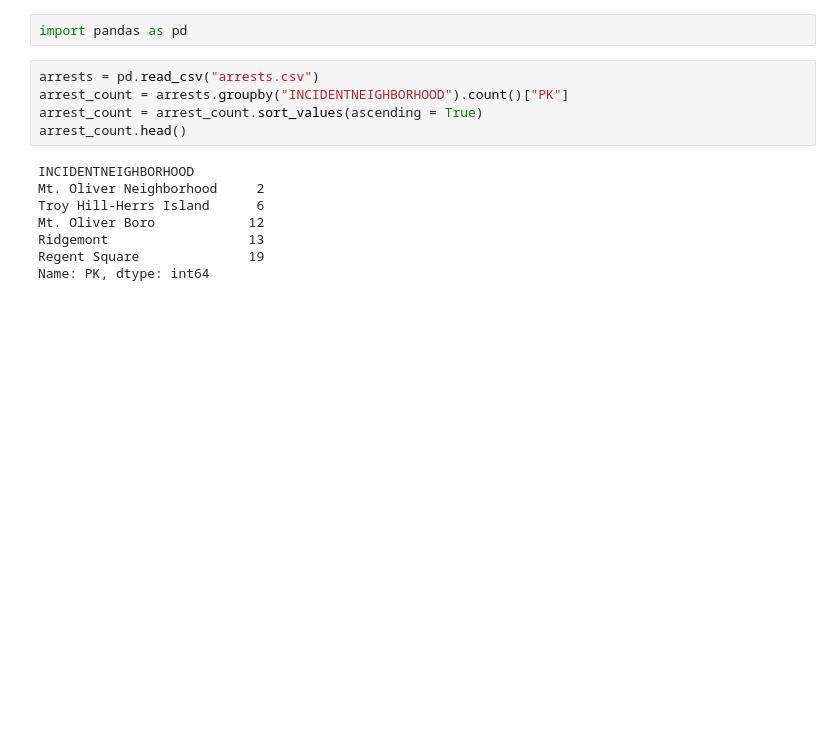
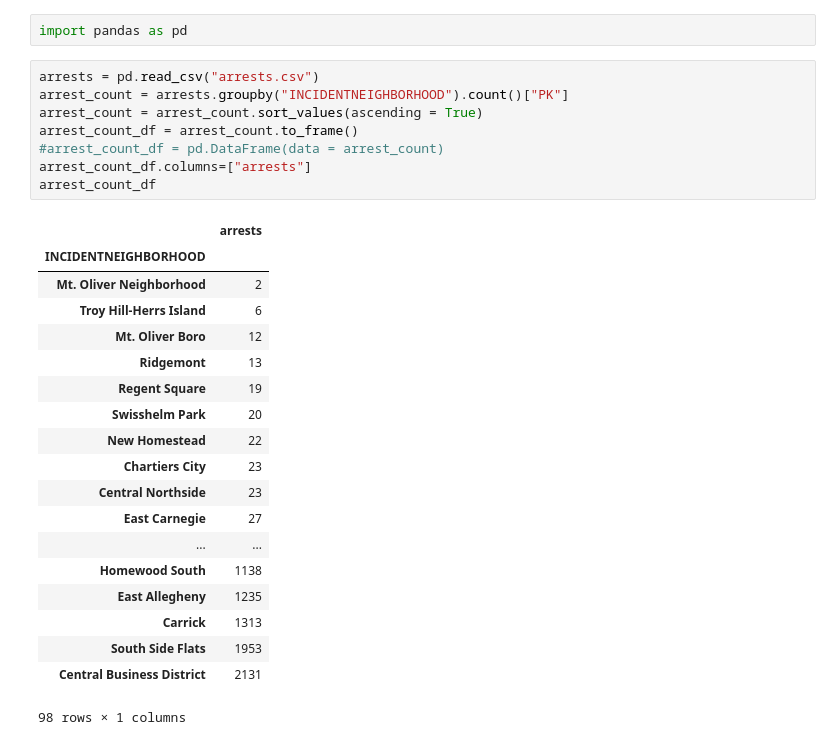
Before and after one commit to arib510/Big-Ideas-Final-Project, a Jupyter notebook: ari_notebook.ipynb, the cells around one changed output. Cells and saved outputs as stored; diff of their text form; blank space fills up the shorter version.

```diff
--- a/ari_notebook.ipynb
+++ b/ari_notebook.ipynb
@@ -3,16 +3,31 @@ import pandas as pd
 # %%
 arrests = pd.read_csv("arrests.csv")
 arrest_count = arrests.groupby("INCIDENTNEIGHBORHOOD").count()["PK"]
 arrest_count = arrest_count.sort_values(ascending = True)
-arrest_count.head()
+arrest_count_df = arrest_count.to_frame()
+#arrest_count_df = pd.DataFrame(data = arrest_count)
+arrest_count_df.columns=["arrests"]
+arrest_count_df
 # %% [output]
+|  | arrests |
+| INCIDENTNEIGHBORHOOD |  |
+| Mt. Oliver Neighborhood | 2 |
+| Troy Hill-Herrs Island | 6 |
+| Mt. Oliver Boro | 12 |
+| Ridgemont | 13 |
+| Regent Square | 19 |
+| Swisshelm Park | 20 |
+| New Homestead | 22 |
+| Chartiers City | 23 |
+| Central Northside | 23 |
+| East Carnegie | 27 |
+| ... | ... |
+| Homewood South | 1138 |
+| East Allegheny | 1235 |
+| Carrick | 1313 |
+| South Side Flats | 1953 |
+| Central Business District | 2131 |
-INCIDENTNEIGHBORHOOD
-Mt. Oliver Neighborhood     2
-Troy Hill-Herrs Island      6
-Mt. Oliver Boro            12
-Ridgemont                  13
-Regent Square              19
-Name: PK, dtype: int64
+98 rows × 1 columns
 # %%
 fire = pd.read_csv("fire.csv")
 fire_count = fire.groupby("neighborhood").count()["call_no"]
```
Also changed, not shown: parts of 4 cells of this notebook.
